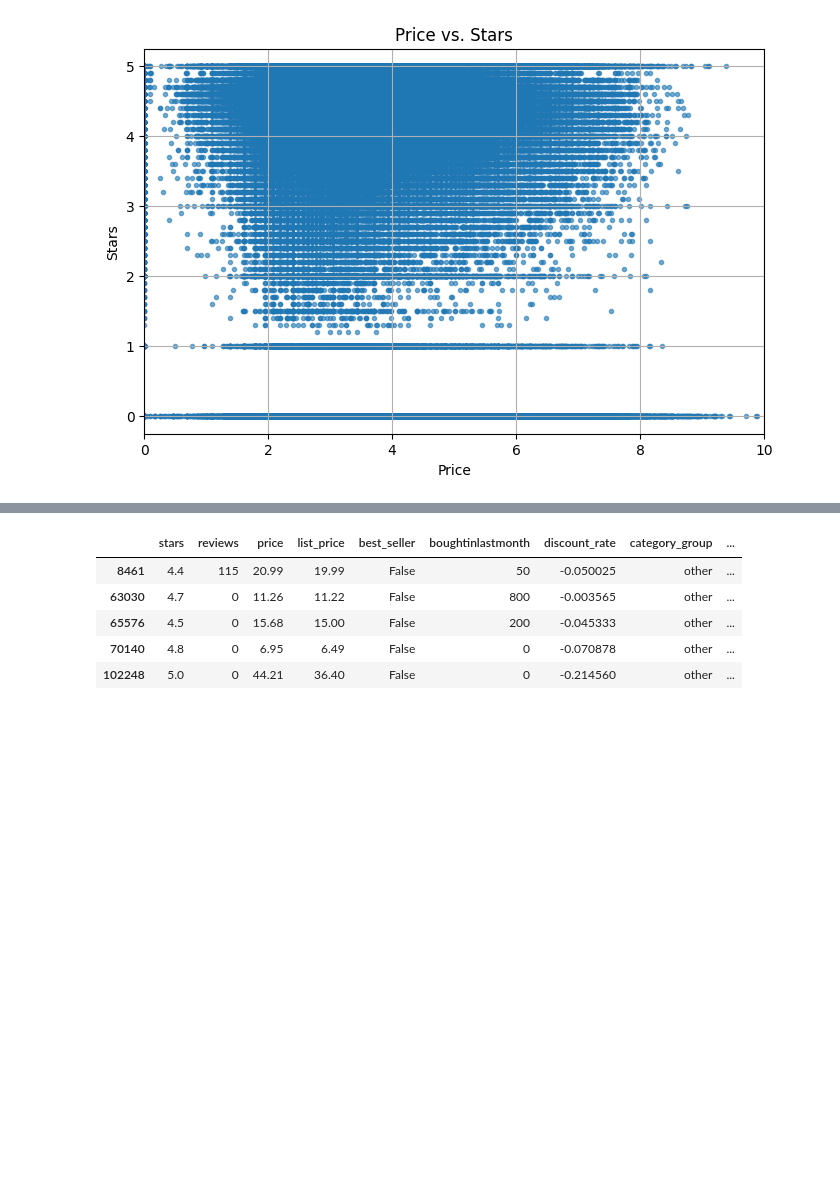
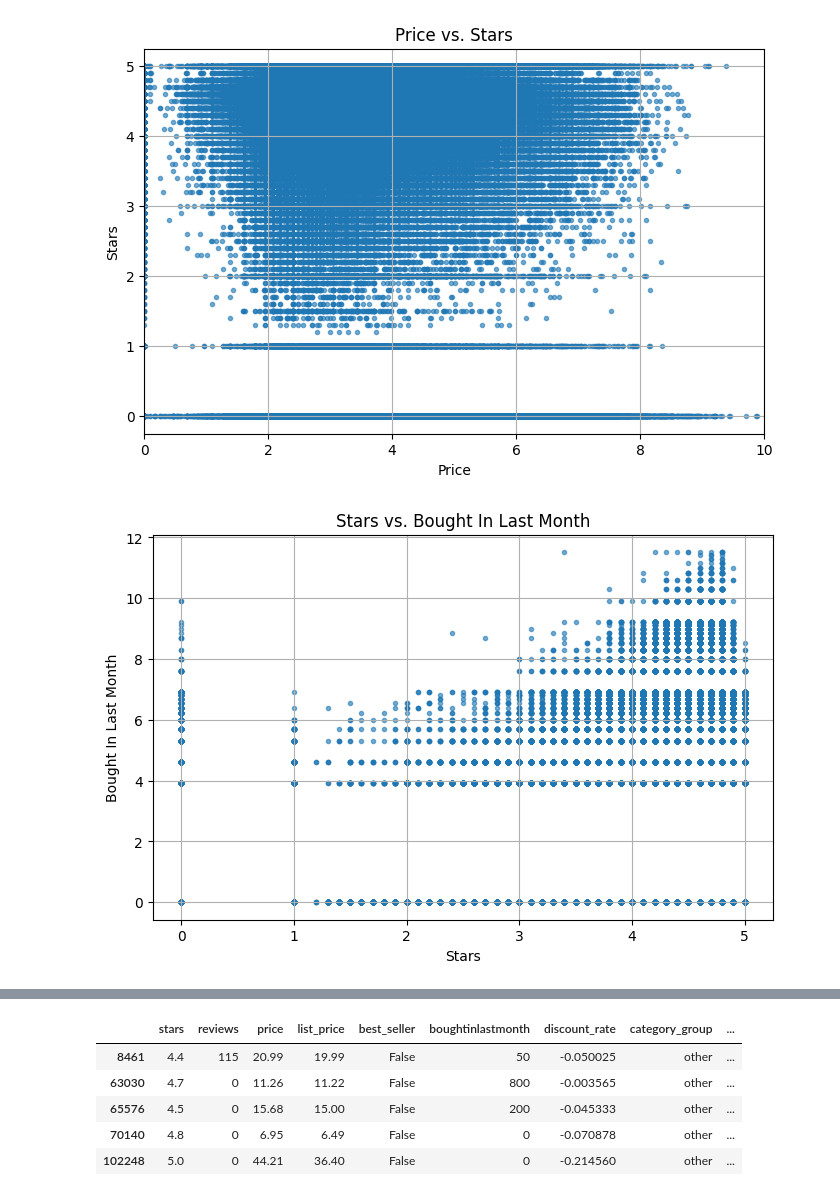
Before and after one commit to edmiller824/sf_tech, a Jupyter notebook: amzn_product_analysis.ipynb, the cells around one changed output, grey strips where cells are left out. Drawn from its saved outputs; the diff is of its cells as text; code cells hidden in the pictures; blank space fills up the shorter version.

```diff
--- a/amzn_product_analysis.ipynb
+++ b/amzn_product_analysis.ipynb
@@ -268,4 +277,25 @@ plt.grid(True)
 plt.show()
 # %% [output]
 [figure]
+# %%
+"""
+STARS VS LOG(BOUGHT IN LAST MONTH)
+
+-- applied log transformation - did not yield meaningful change
+"""
+
+amzn_df['log_bought_in_last_month'] = np.log1p(amzn_df['bought_in_last_month'])
+
+# STARS VS BOUGHT_IN_LAST_MONTH
+plt.figure(figsize=(8, 5))
+plt.scatter(amzn_df['stars'], amzn_df['log_bought_in_last_month'], marker='.', alpha=0.6)
+# plt.xlim(0, 10000)     # Set x-axis range
+# plt.ylim(0, 15000)       # Set y-axis range
+plt.xlabel('Stars')
+plt.ylabel('Bought In Last Month')
+plt.title('Stars vs. Log(Bought In Last Month)')
+plt.grid(True)
+plt.show()
+# %% [output]
+[figure, added]
 # %%
```
Also changed, not shown: parts of 12 cells of this notebook.
